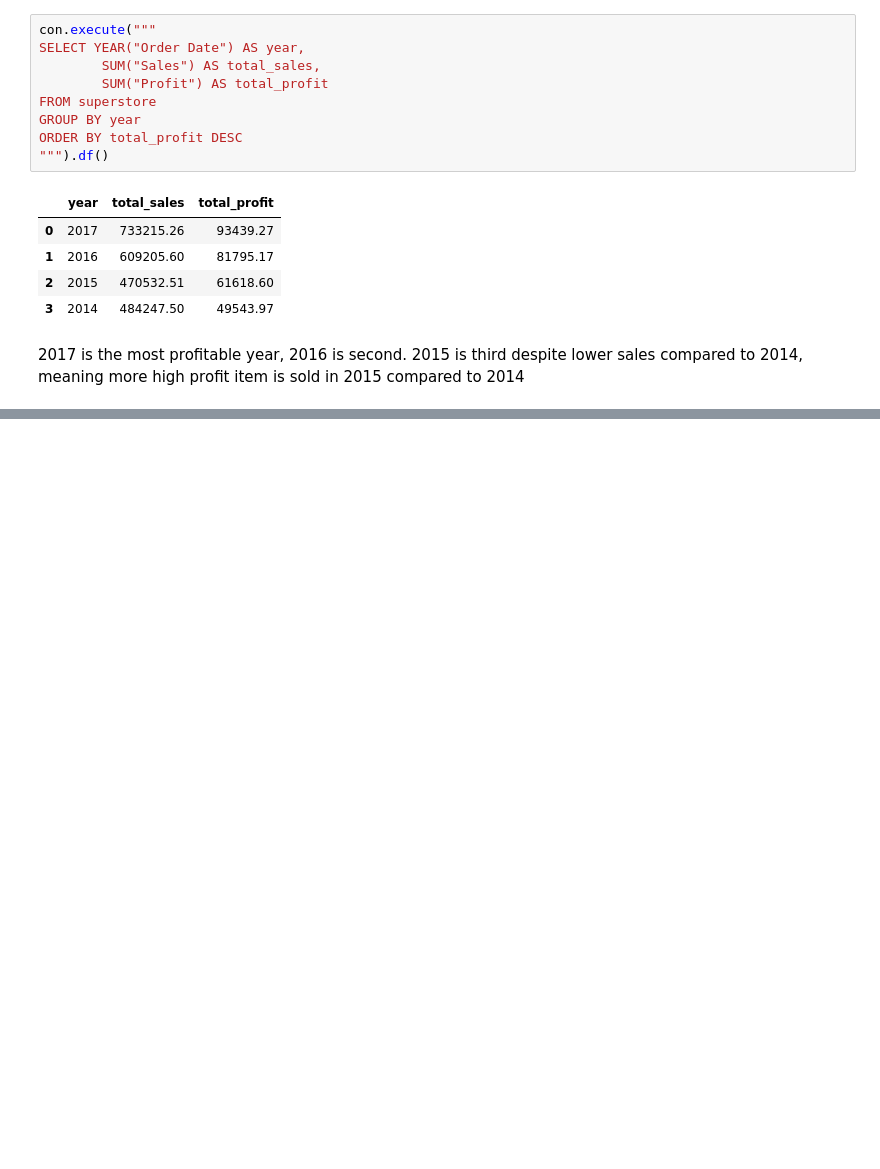
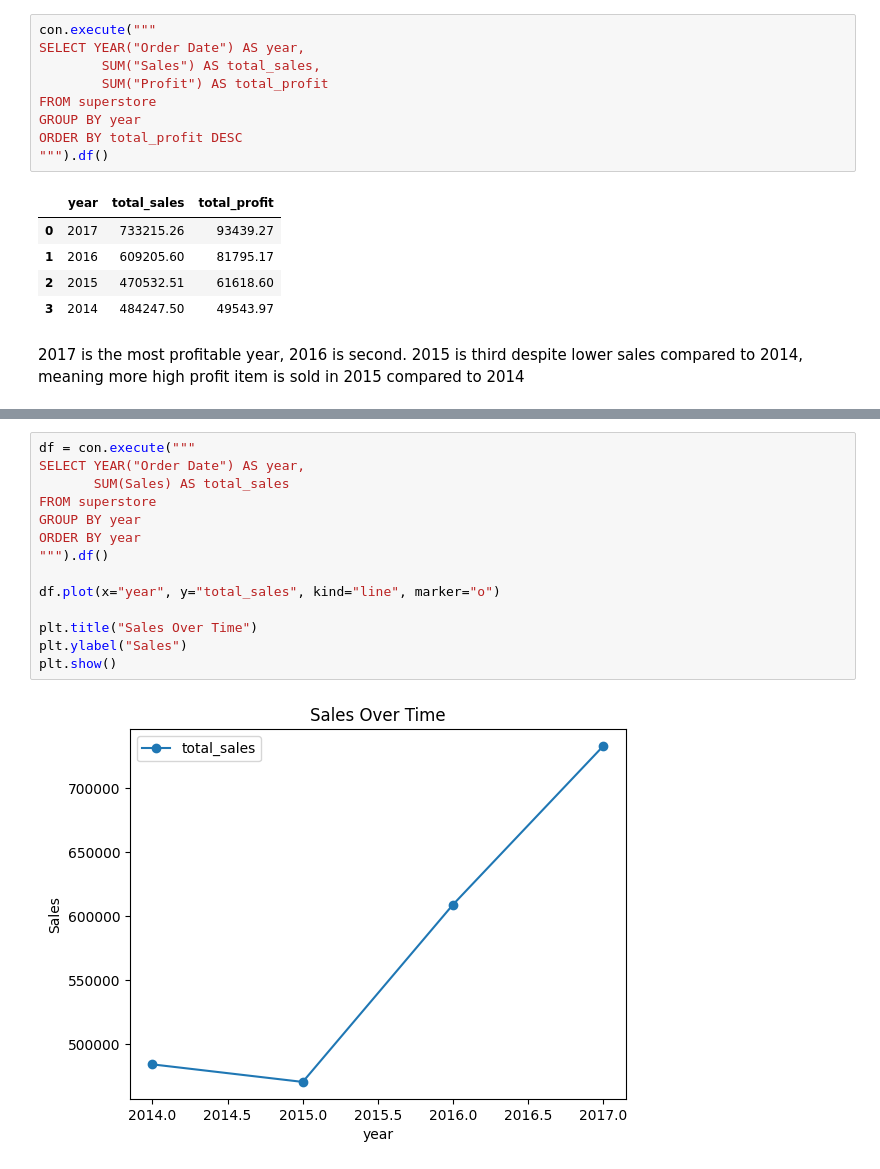
Before and after one commit to zedchuu/01-sql-data-analysis-superstore, a Jupyter notebook: sql/quesries.ipynb, the cells around one changed output, grey strips where cells are left out. Cells and saved outputs as stored; diff of their text form; blank space fills up the shorter version.

```diff
--- a/sql/quesries.ipynb
+++ b/sql/quesries.ipynb
@@ -234,0 +267,16 @@ ORDER BY total_profit DESC
+# %%
+df = con.execute("""
+SELECT YEAR("Order Date") AS year,
+       SUM(Sales) AS total_sales
+FROM superstore
+GROUP BY year
+ORDER BY year
+""").df()
+
+df.plot(x="year", y="total_sales", kind="line", marker="o")
+
+plt.title("Sales Over Time")
+plt.ylabel("Sales")
+plt.show()
+# %% [output]
+[figure, added]
```
Also changed, not shown: parts of 13 cells of this notebook, 1 other file.
